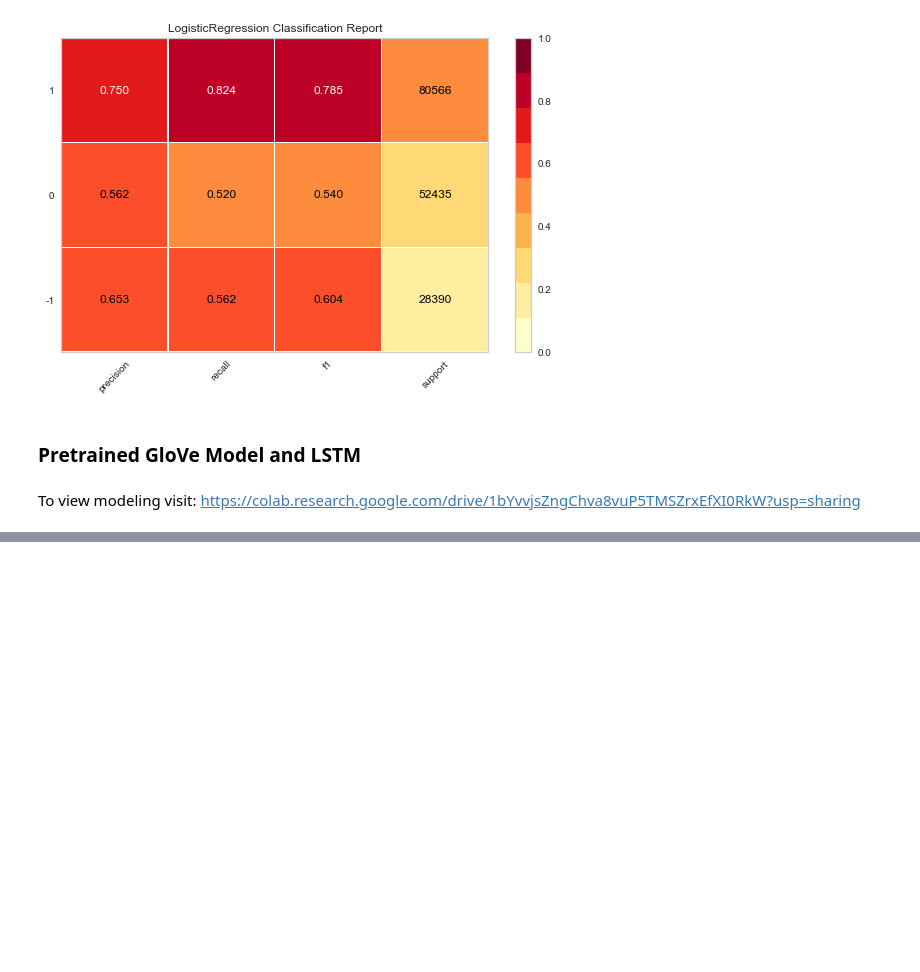
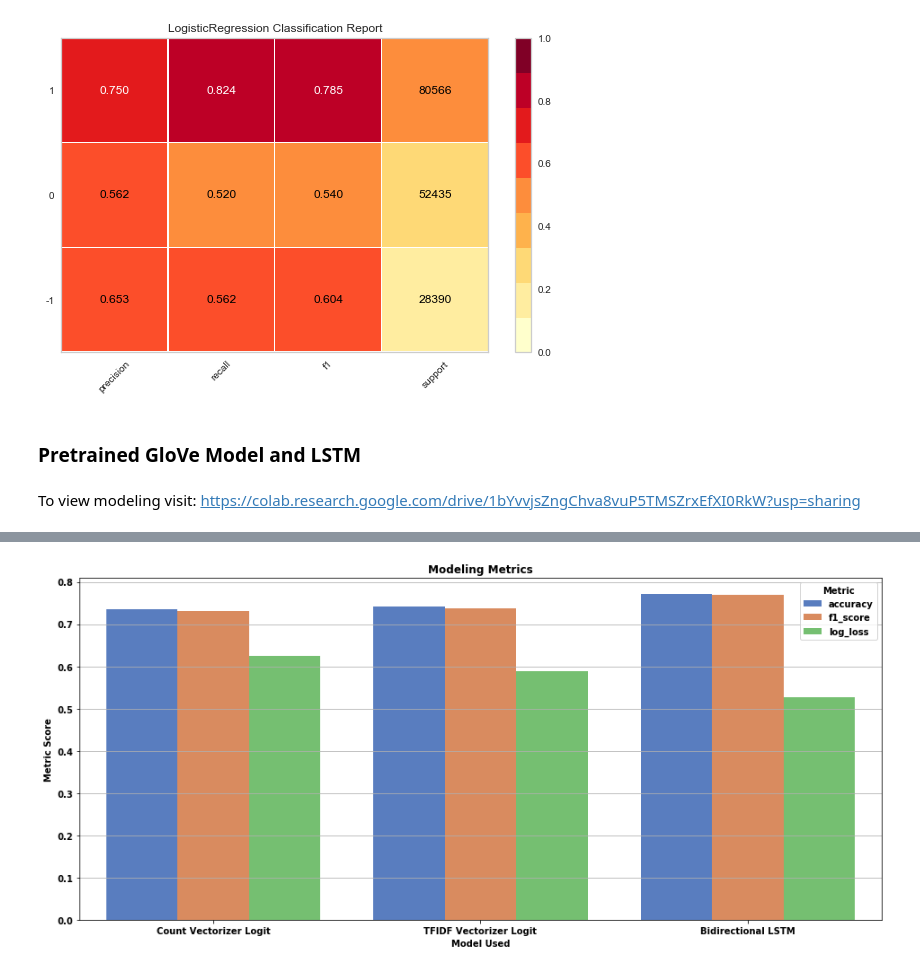
Before and after one commit to dwitten392/Springboard---DW, a Jupyter notebook: Captstone 2 - Goodreads Reviews/Goodreads Book Reviews.ipynb, the cells around one changed output, grey strips where cells are left out. Cells and saved outputs as stored; diff of their text form; code cells hidden in the pictures; blank space fills up the shorter version.

Commit message:
model comparison

```diff
--- a/Captstone 2 - Goodreads Reviews/Goodreads Book Reviews.ipynb
+++ b/Captstone 2 - Goodreads Reviews/Goodreads Book Reviews.ipynb
@@ -1287,0 +1295,10 @@ https://colab.research.google.com/drive/1bYvvjsZngChva8vuP5TMSZrxEfXI0RkW?usp=sh
+# %%
+#convert scores to a df
+score_data = [{'Count_Vector_Logit' : 0.7356, 'tfidf_Logit' : 0.7412, 'bidirectional_LSTM' : 0.7705},
+              {'Count_Vector_Logit' : 0.7300, 'tfidf_Logit' : 0.7378, 'bidirectional_LSTM' : 0.7696},
+              {'Count_Vector_Logit' : 0.6251, 'tfidf_Logit' : 0.5889, 'bidirectional_LSTM' : 0.5272}]
+# %%
+score_df = pd.DataFrame(score_data, index = ['accuracy', 'f1_score', 'log_loss'])
+# %%
+score_df = score_df.reset_index().melt(id_vars=["index"])
+print(score_df)
@@ -1287,0 +1316,13 @@ https://colab.research.google.com/drive/1bYvvjsZngChva8vuP5TMSZrxEfXI0RkW?usp=sh
+# %%
+f, ax = plt.subplots(figsize = (16,7))
+sns.barplot(x = 'variable', y = 'value', hue = 'index', data = score_df,
+            palette = 'muted')
+plt.grid(axis='y')
+plt.xlabel('Model Used')
+plt.ylabel('Metric Score')
+plt.title('Modeling Metrics')
+plt.legend(title = 'Metric')
+ax.set_xticklabels(["Count Vectorizer Logit", "TFIDF Vectorizer Logit", "Bidirectional LSTM"])
+plt.show()
+# %% [output]
+[figure, added]
```
Also changed, not shown: parts of 4 cells of this notebook.
